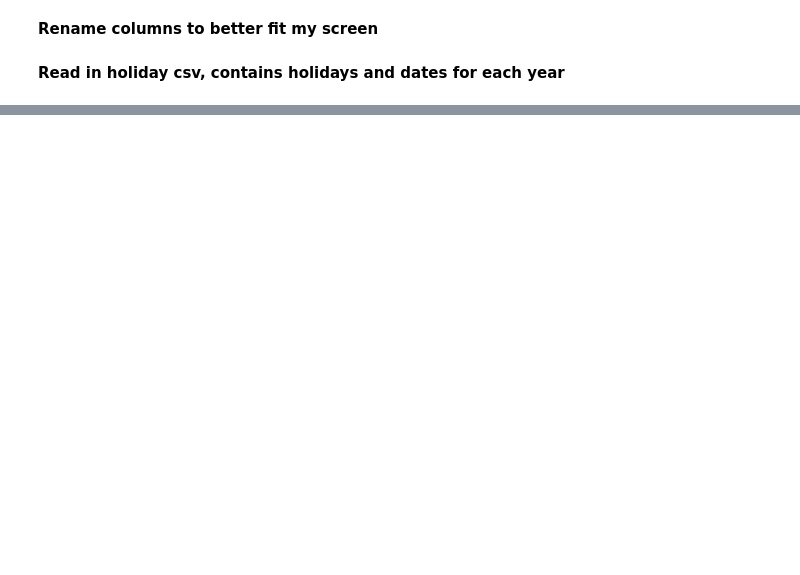
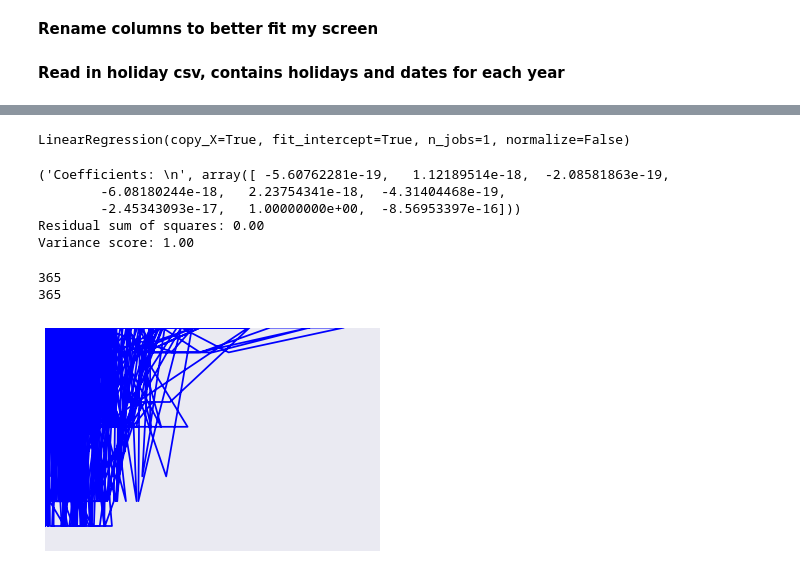
Before and after one commit to Whitepatrick/311_holidays, a Jupyter notebook: clean_data/final/nyc/problem.ipynb, the cells around one changed output, grey strips where cells are left out. Cells and saved outputs as stored; diff of their text form; code cells hidden in the pictures; blank space fills up the shorter version.

```diff
--- a/clean_data/final/nyc/problem.ipynb
+++ b/clean_data/final/nyc/problem.ipynb
@@ -84,0 +148,37 @@ df_2015.head()
+# %%
+X_train = X_2014
+X_test = X_2015
+# %%
+y_train = y_2014.values
+y_test = y_2015.values
+# %%
+lr = LinearRegression()
+# %%
+lr.fit(X_train, y_train)
+# %% [output]
+LinearRegression(copy_X=True, fit_intercept=True, n_jobs=1, normalize=False)
+# %%
+print('Coefficients: \n', lr.coef_)
+print("Residual sum of squares: %.2f"
+      % np.mean((lr.predict(X_test) - y_test) ** 2))
+print('Variance score: %.2f' % lr.score(X_test, y_test))
+# %% [output]
+('Coefficients: \n', array([ -5.60762281e-19,   1.12189514e-18,  -2.08581863e-19,
+        -6.08180244e-18,   2.23754341e-18,  -4.31404468e-19,
+        -2.45343093e-17,   1.00000000e+00,  -8.56953397e-16]))
+Residual sum of squares: 0.00
+Variance score: 1.00
+# %%
+print len(X_test)
+print len(y_test)
+# %% [output]
+365
+365
+# %%
+plt.plot(X_test, lr.predict(X_test), color='blue')
+plt.xticks(())
+plt.yticks(())
+
+plt.show()
+# %% [output]
+[figure, added]
```
Also changed, not shown: parts of 22 cells of this notebook, 10 other files.
